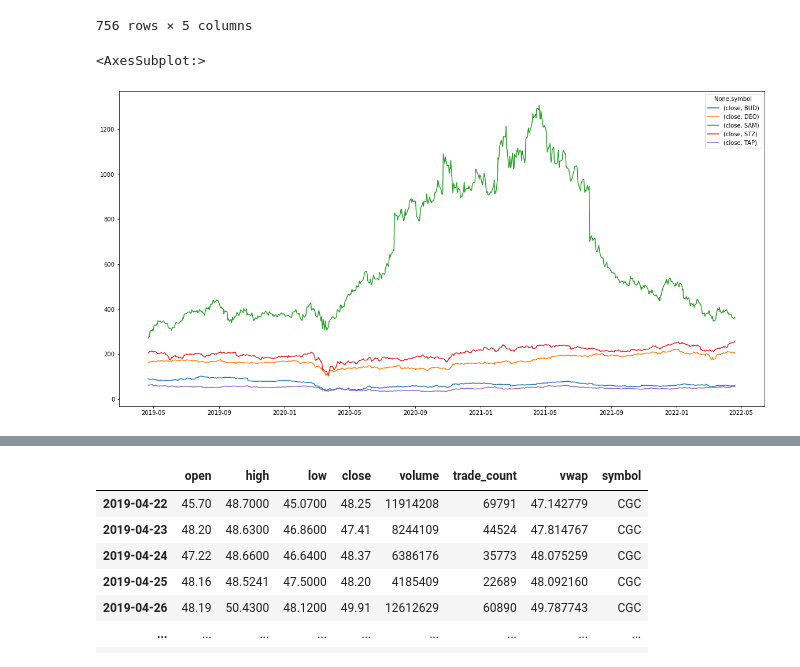
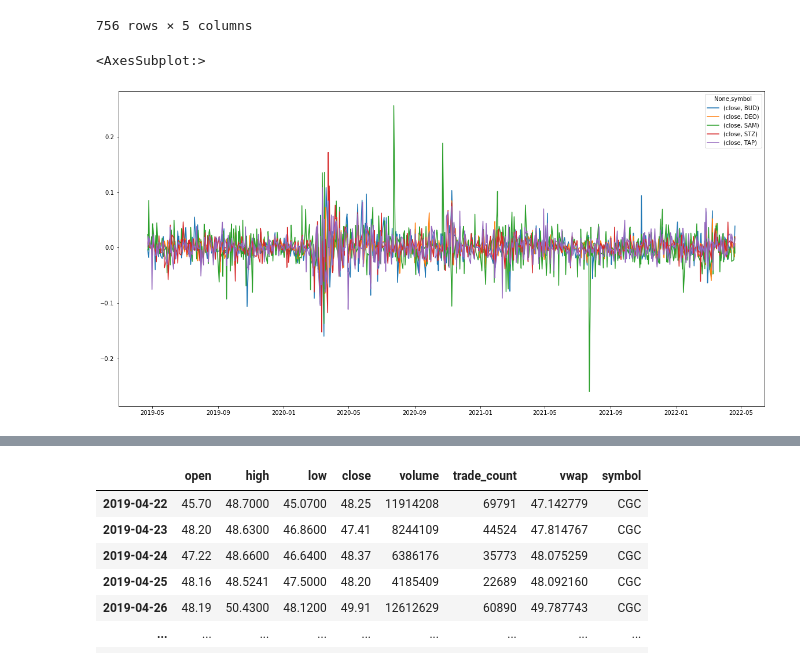
Before and after one commit to themichaelfoley/MKJ_FinTech_Project_1, a Jupyter notebook: Team3_Project1-2.ipynb, the cells around one changed output, grey strips where cells are left out. Cells and saved outputs as stored; diff of their text form; code cells hidden in the pictures.

```diff
--- a/Team3_Project1-2.ipynb
+++ b/Team3_Project1-2.ipynb
@@ -113,6 +193,6 @@ alc_close_prices
 # %%
-alc_returns = alc_close_prices.pct_change()
-alc_returns.dropna()
+alc_returns = alc_close_prices.pct_change().dropna()
+alc_returns
 # %% [output]
 |  | close |  |  |  |  |
 | symbol | BUD | DEO | SAM | STZ | TAP |
@@ -129,7 +209,8 @@ alc_returns.dropna()
 | 2022-04-20 | 0.038858 | 0.007562 | -0.010004 | 0.019341 | 0.016288 |
 756 rows × 5 columns
 # %%
-alc_close_prices.plot(figsize=(20,10))
+#Plot the returns for Alcohol Stocks
+alc_returns.plot(figsize=(20,10))
 # %% [output]
 <AxesSubplot:>
-[figure, old version]
+[figure, new version]
```
Also changed, not shown: parts of 34 cells of this notebook, 1 other file.
